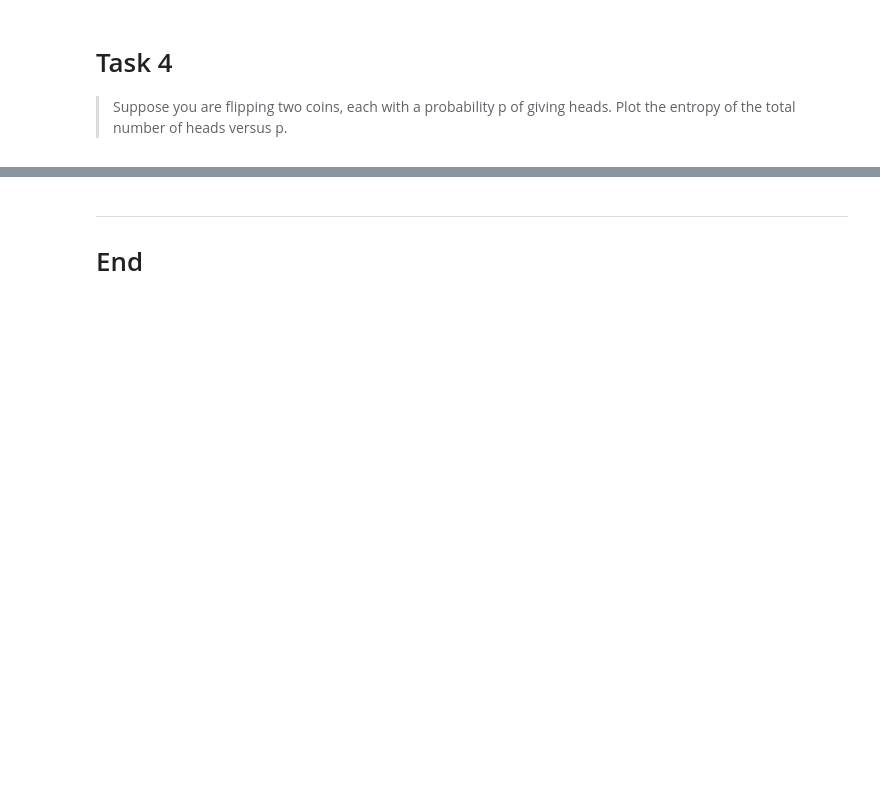
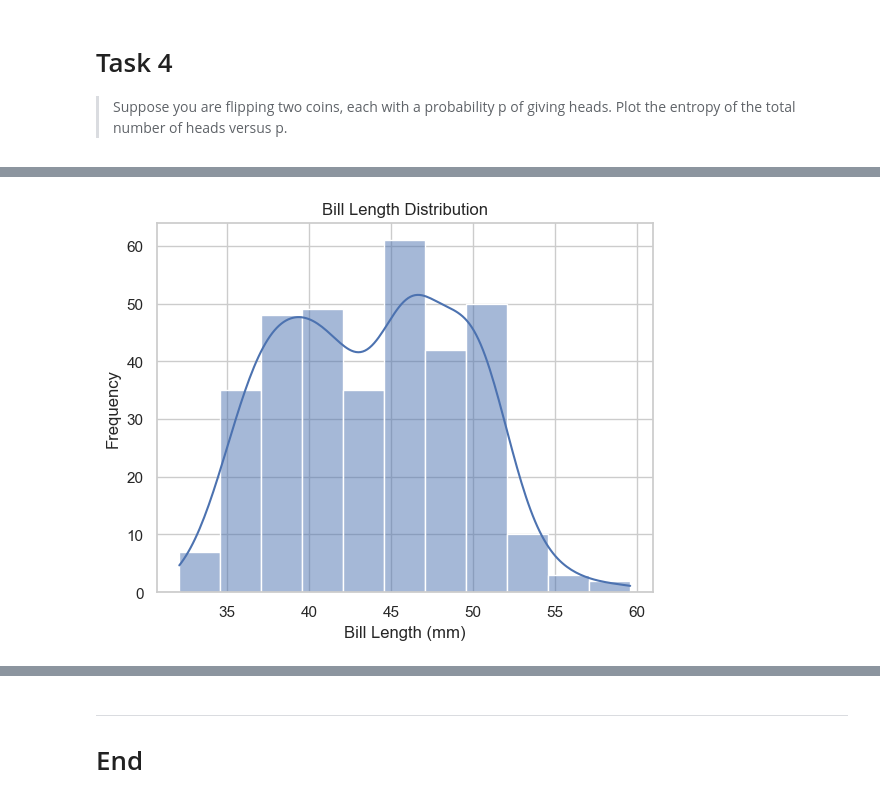
Before and after one commit to frankquinn89/Fundamentals_of_Data_Analysis, a Jupyter notebook: tasks.ipynb, the cells around one changed output, grey strips where cells are left out. Cells and saved outputs as stored; diff of their text form; code cells hidden in the pictures; blank space fills up the shorter version.

```diff
--- a/tasks.ipynb
+++ b/tasks.ipynb
@@ -146,0 +178,9 @@ plt.show()
+# %%
+# Plot for Bill Length
+sns.histplot(data["bill_length_mm"], kde=True)
+plt.title("Bill Length Distribution")
+plt.xlabel("Bill Length (mm)")
+plt.ylabel("Frequency")
+plt.show()
+# %% [output]
+[figure, added]
```
Also changed, not shown: parts of 9 cells of this notebook, 1 other file.
